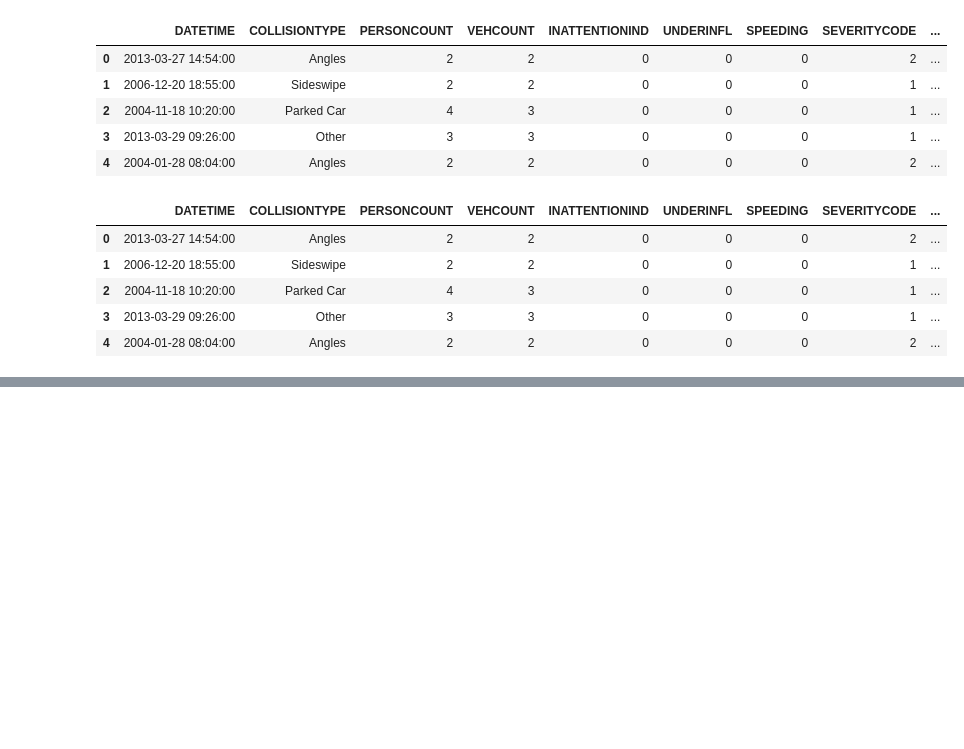
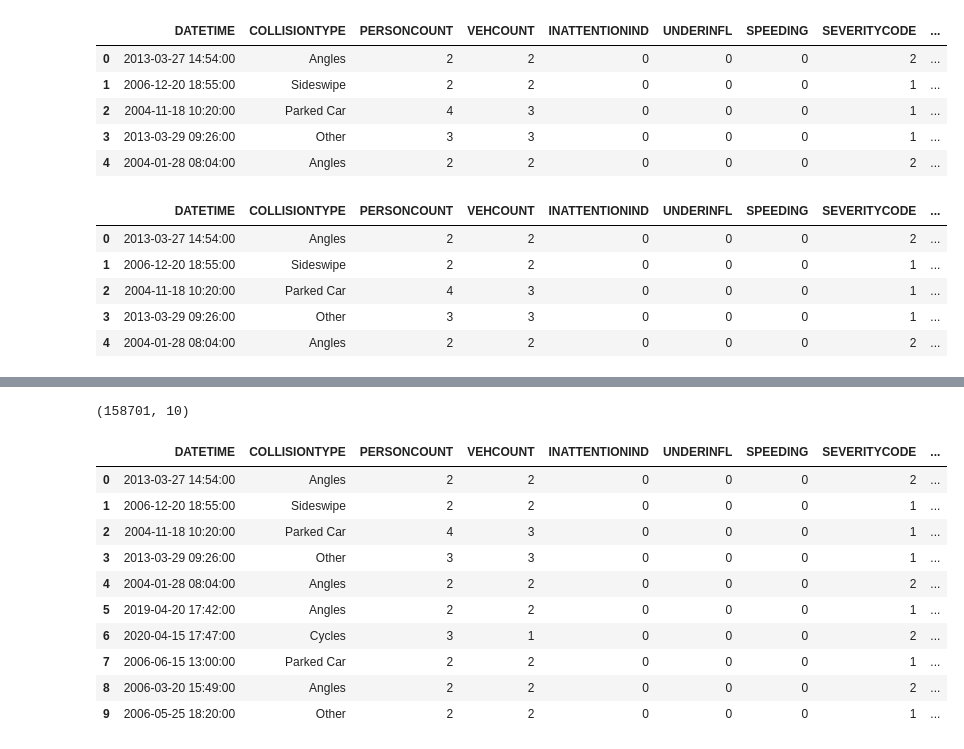
Before and after one commit to samjsteffes/Coursera_Capstone, a Jupyter notebook: capstone_modeling.ipynb, the cells around one changed output, grey strips where cells are left out. Saved outputs shown, nothing was run; the diff lists cells and outputs as text; code cells hidden in the pictures; blank space fills up the shorter version.

```diff
--- a/capstone_modeling.ipynb
+++ b/capstone_modeling.ipynb
@@ -317,0 +338,5 @@ df.head()
+# %%
+#lets remove these samples... first we need to set the index to the DATETIME column, then we can make use of the
+#between_times method
+df.set_index('DATETIME',inplace=True)
+df.head()
@@ -317,0 +367,24 @@ df.head()
+# %%
+#by spotchecking the original dataset, we can confirm that the 4 records above were originally lacking a time value
+#lets overwrite the original dataframe to remove the 25526 rows in df2, where the timestamp is 00:00:00
+#this can be done by swapping the start and end time values..
+
+df = df.between_time('00:00:01','23:59:59')
+#to check, the number of records should equal the previous size (184227) minus the size of df2 (25526) leaving 158701
+print(df.shape)
+#also notice how the old sample in row 6 has been removed and the record now has a timevalue
+df.reset_index(inplace=True)
+df.head(10)
+# %% [output]
+(158701, 10)
+|  | DATETIME | COLLISIONTYPE | PERSONCOUNT | VEHCOUNT | INATTENTIONIND | UNDERINFL | SPEEDING | SEVERITYCODE | ... |
+| 0 | 2013-03-27 14:54:00 | Angles | 2 | 2 | 0 | 0 | 0 | 2 | ... |
+| 1 | 2006-12-20 18:55:00 | Sideswipe | 2 | 2 | 0 | 0 | 0 | 1 | ... |
+| 2 | 2004-11-18 10:20:00 | Parked Car | 4 | 3 | 0 | 0 | 0 | 1 | ... |
+| 3 | 2013-03-29 09:26:00 | Other | 3 | 3 | 0 | 0 | 0 | 1 | ... |
+| 4 | 2004-01-28 08:04:00 | Angles | 2 | 2 | 0 | 0 | 0 | 2 | ... |
+| 5 | 2019-04-20 17:42:00 | Angles | 2 | 2 | 0 | 0 | 0 | 1 | ... |
+| 6 | 2020-04-15 17:47:00 | Cycles | 3 | 1 | 0 | 0 | 0 | 2 | ... |
+| 7 | 2006-06-15 13:00:00 | Parked Car | 2 | 2 | 0 | 0 | 0 | 1 | ... |
+| 8 | 2006-03-20 15:49:00 | Angles | 2 | 2 | 0 | 0 | 0 | 2 | ... |
+| 9 | 2006-05-25 18:20:00 | Other | 2 | 2 | 0 | 0 | 0 | 1 | ... |
```
Also changed, not shown: parts of 35 cells of this notebook, 1 other file.
